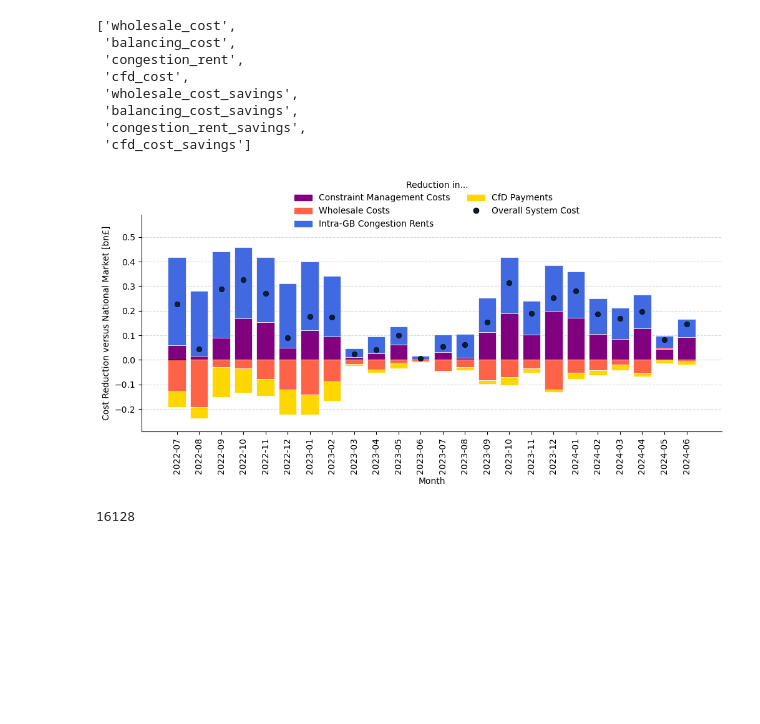
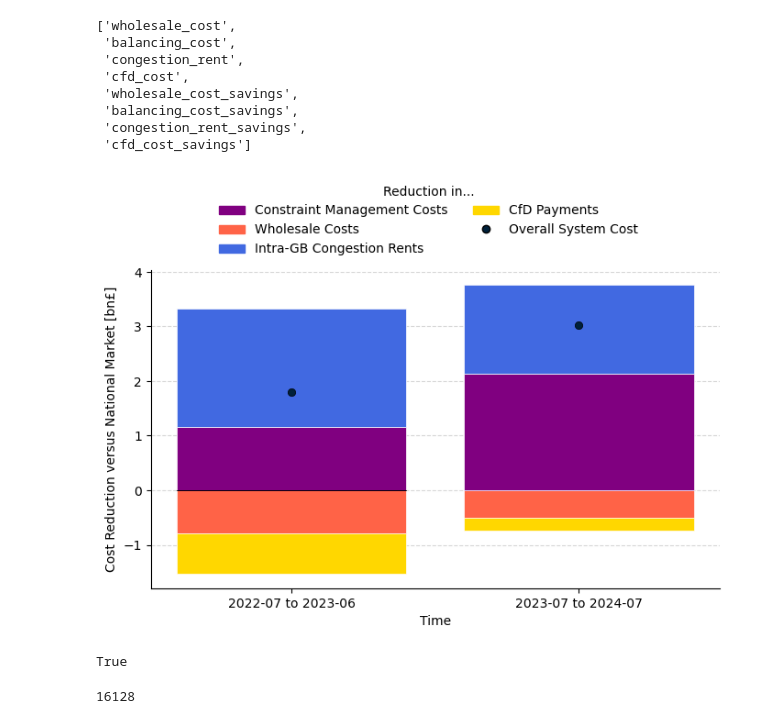
Before and after one commit to LukasFrankenQ/LMP, a Jupyter notebook: notebooks/aggregate_all.ipynb, the cells around one changed output. Drawn from its saved outputs; the diff is of its cells as text; code cells hidden in the pictures; blank space fills up the shorter version.

Commit message:
corrected household data

```diff
--- a/notebooks/aggregate_all.ipynb
+++ b/notebooks/aggregate_all.ipynb
@@ -110,3 +102,11 @@ Index(['2022-07', '2022-08', '2022-09', '2022-10', '2022-11', '2022-12',
+# %%
+y1_start = int(pd.Timestamp('2022-07').timestamp())
+y2_start = int(pd.Timestamp('2023-07').timestamp())
+
+yearly_results = {
+    str(y1_start): flexible_aggregate({k: v for k, v in monthly_results.items() if int(k) < y2_start}),
+    str(y2_start): flexible_aggregate({k: v for k, v in monthly_results.items() if int(k) >= y2_start}),
+}
 # %%
 # with open('monthly_aggregate.json', 'w') as f:
 #     json.dump(monthly_results, f)
@@ -143,7 +143,8 @@ list(total['nodal']['globals']['variables'])
  'congestion_rent_savings',
  'cfd_cost_savings']
 # %%
-fig, ax = plt.subplots(1, 1, figsize=(12, 4.5))
+# fig, ax = plt.subplots(1, 1, figsize=(12, 4.5))
+fig, ax = plt.subplots(1, 1, figsize=(8, 4.5))
 
 colors = {
     # 'balancing_cost_savings': '#c00000',
@@ -173,13 +174,14 @@ nice_names = {
 
 quants = list(nice_names)
 
-# l = 'nodal'
-l = 'eso'
+l = 'nodal'
+# l = 'eso'
 
 ttt = 0
 plotstart = pd.Timestamp('2022-07')
 
-for i, data in monthly_results.items():
+# for i, data in monthly_results.items():
+for (i, data), dt in zip(yearly_results.items(), ['2022-07 to 2023-06', '2023-07 to 2024-07']):
 
     if pd.Timestamp.fromtimestamp(int(i)) < plotstart:
         continue
@@ -191,7 +193,8 @@ for i, data in monthly_results.items():
         .loc[quants]
         .mul(1e-9)
         .rename(
-            (dt := pd.Timestamp.fromtimestamp(int(i)).strftime('%Y-%m'))
+            # (dt := pd.Timestamp.fromtimestamp(int(i)).strftime('%Y-%m'))
+            dt
         )
     )
 
@@ -250,41 +253,51 @@ for i, (n, nn) in enumerate(nice_names.items()):
     # handles.append(Line2D([0], [0], color='w', lw=0, label=''))
     #     labels.append('')
 
 
 handles.append(Line2D([0], [0], color='w', marker='o', label='', markerfacecolor=colors['total'], markeredgecolor='black'))
 labels.append('Overall System Cost')
 
-if l == 'eso':
-    bbox_to_anchor = (0.25, 0.9)
-else:
-    bbox_to_anchor = (0.23, 1.01)
+# if l == 'eso':
+#     bbox_to_anchor = (0.25, 0.9)
+# else:
+#     bbox_to_anchor = (0.23, 1.01)
+
+bbox_to_anchor = (0.1, 1.01)
 
 ax.legend(
     handles, labels,
     title='Reduction in...',
     # loc='lower right',
     # bbox_to_anchor=(1, 0.39),
     bbox_to_anchor=bbox_to_anchor,
     ncol=2,
     frameon=False,
 )
 
 # ax.text(
 #     '2024-03', -0.15, f'{nice_lname[l]}',
 # fontweight='bold', fontsize=12, color='black', ha='left', va='center',
 # )
 
 ax.grid(axis='y', linestyle='--', alpha=0.5)
-ax.tick_params(axis='x', labelrotation=90)
-ax.set_xlabel('Month')
+ax.tick_params(axis='x', labelrotation=0)
+ax.set_xlabel('Time')
 ax.set_axisbelow(True)
 
-ax.set_ylim(-0.29, 0.59)
+# ax.set_ylim(-0.29, 0.59)
 
 plt.savefig(f'monthly_totals_{l}.png', dpi=300, bbox_inches='tight')
+
 plt.show()
 # %% [output]
-[figure, old version]
+[figure, new version]
+# %%
+a = 'nifduvf'
+
+# a.__contains__('if')
+'if' in a
+# %% [output]
+True
 # %%
 # monthly_results[list(monthly_results.keys())[0]]
 
```
Also changed, not shown: parts of 3 cells of this notebook, 3 other files.
